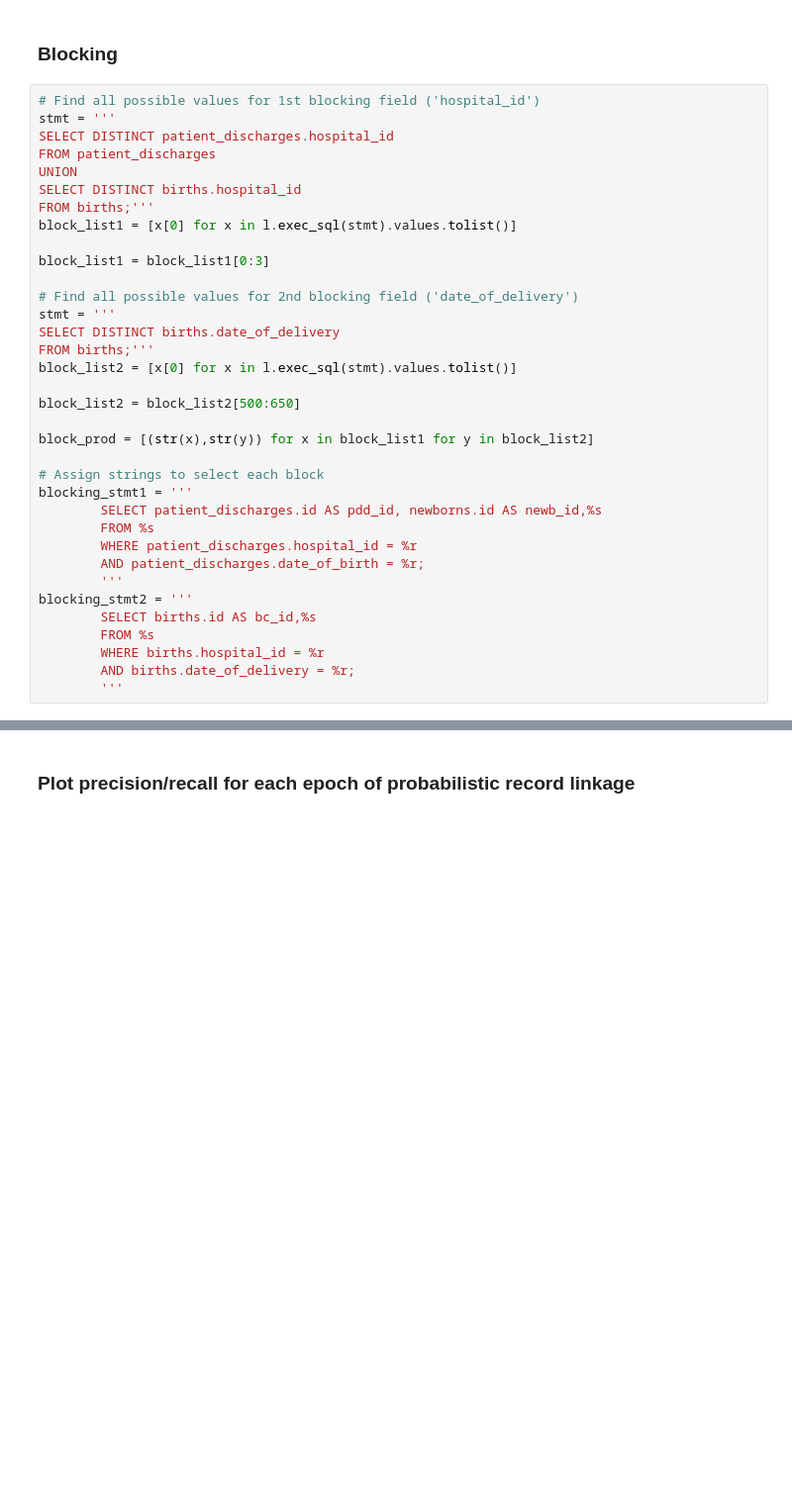
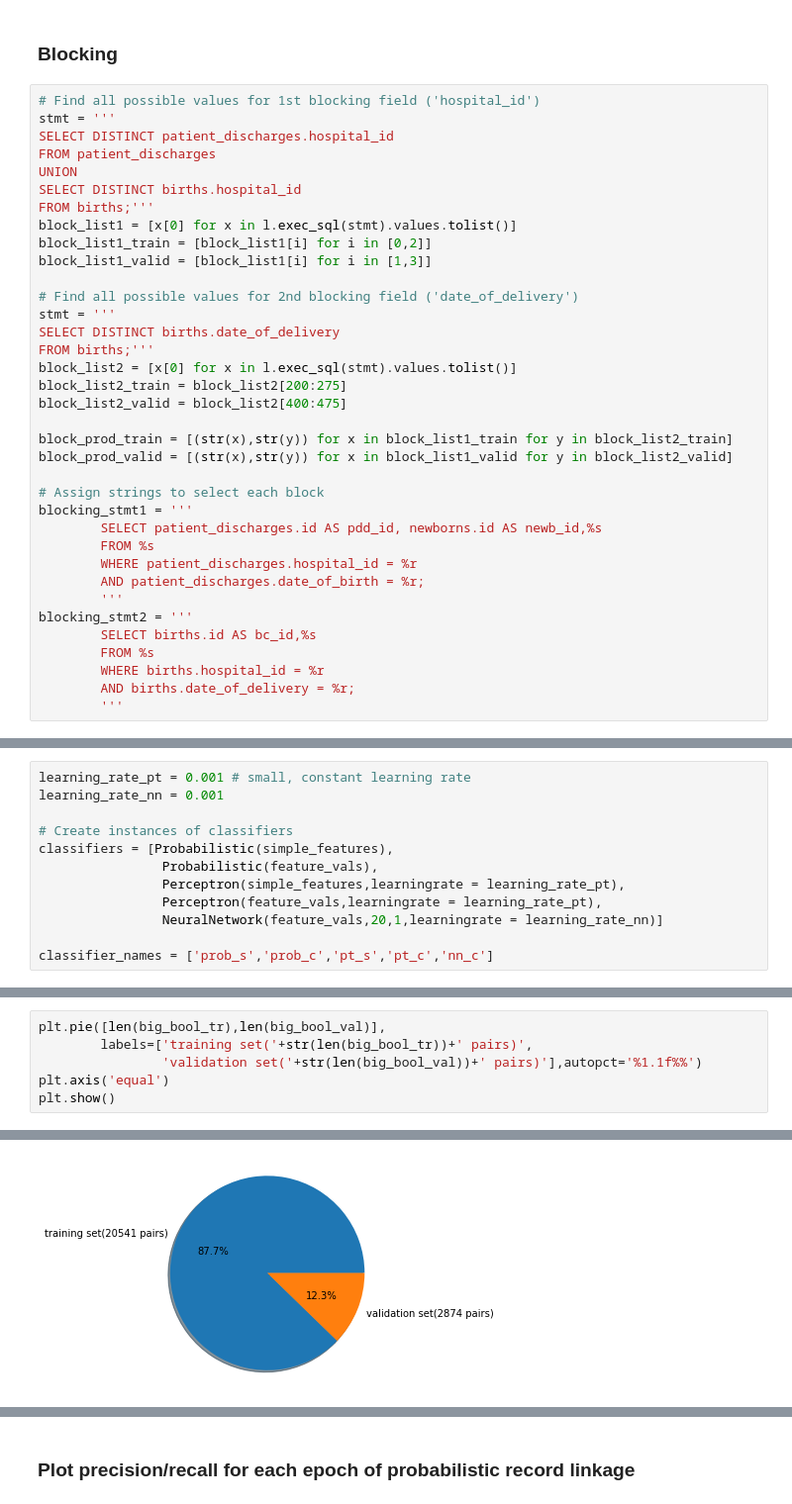
Before and after one commit to meccaLeccaHi/record_linkage, a Jupyter notebook: prob_linkage_newborn.ipynb, the cells around one changed output, grey strips where cells are left out. Shown at 99% size. Saved outputs shown, nothing was run; the diff lists cells and outputs as text; blank space fills up the shorter version.

Commit message:
added plotting of input data

```diff
--- a/prob_linkage_newborn.ipynb
+++ b/prob_linkage_newborn.ipynb
@@ -144,18 +148,19 @@ UNION
 SELECT DISTINCT births.hospital_id
 FROM births;'''
 block_list1 = [x[0] for x in l.exec_sql(stmt).values.tolist()]
-
-block_list1 = block_list1[0:3]
+block_list1_train = [block_list1[i] for i in [0,2]]
+block_list1_valid = [block_list1[i] for i in [1,3]]
 
 # Find all possible values for 2nd blocking field ('date_of_delivery')
 stmt = '''
 SELECT DISTINCT births.date_of_delivery
 FROM births;'''
 block_list2 = [x[0] for x in l.exec_sql(stmt).values.tolist()]
+block_list2_train = block_list2[200:275]
+block_list2_valid = block_list2[400:475]
 
-block_list2 = block_list2[500:650]
-
-block_prod = [(str(x),str(y)) for x in block_list1 for y in block_list2]
+block_prod_train = [(str(x),str(y)) for x in block_list1_train for y in block_list2_train]
+block_prod_valid = [(str(x),str(y)) for x in block_list1_valid for y in block_list2_valid]
 
 # Assign strings to select each block
 blocking_stmt1 = '''
@@ -173 +181,13 @@ blocking_stmt2 = '''
+# %%
+learning_rate_pt = 0.001 # small, constant learning rate
+learning_rate_nn = 0.001
+
+# Create instances of classifiers
+classifiers = [Probabilistic(simple_features),
+                Probabilistic(feature_vals),
+                Perceptron(simple_features,learningrate = learning_rate_pt),
+                Perceptron(feature_vals,learningrate = learning_rate_pt),
+                NeuralNetwork(feature_vals,20,1,learningrate = learning_rate_nn)]
+
+classifier_names = ['prob_s','prob_c','pt_s','pt_c','nn_c']
 # %% [markdown]
@@ -312,0 +323,7 @@ Epoch #3, blockA: 20 records, blockB: 20 records
+# %%
+plt.pie([len(big_bool_tr),len(big_bool_val)],
+        labels=['training set('+str(len(big_bool_tr))+' pairs)',
+                'validation set('+str(len(big_bool_val))+' pairs)'],autopct='%1.1f%%')
+plt.axis('equal')
+plt.show()
+# %% [output]
@@ -312,0 +331 @@ Epoch #3, blockA: 20 records, blockB: 20 records
+[figure, added]
```
Also changed, not shown: parts of 9 cells of this notebook, 1 other file.
